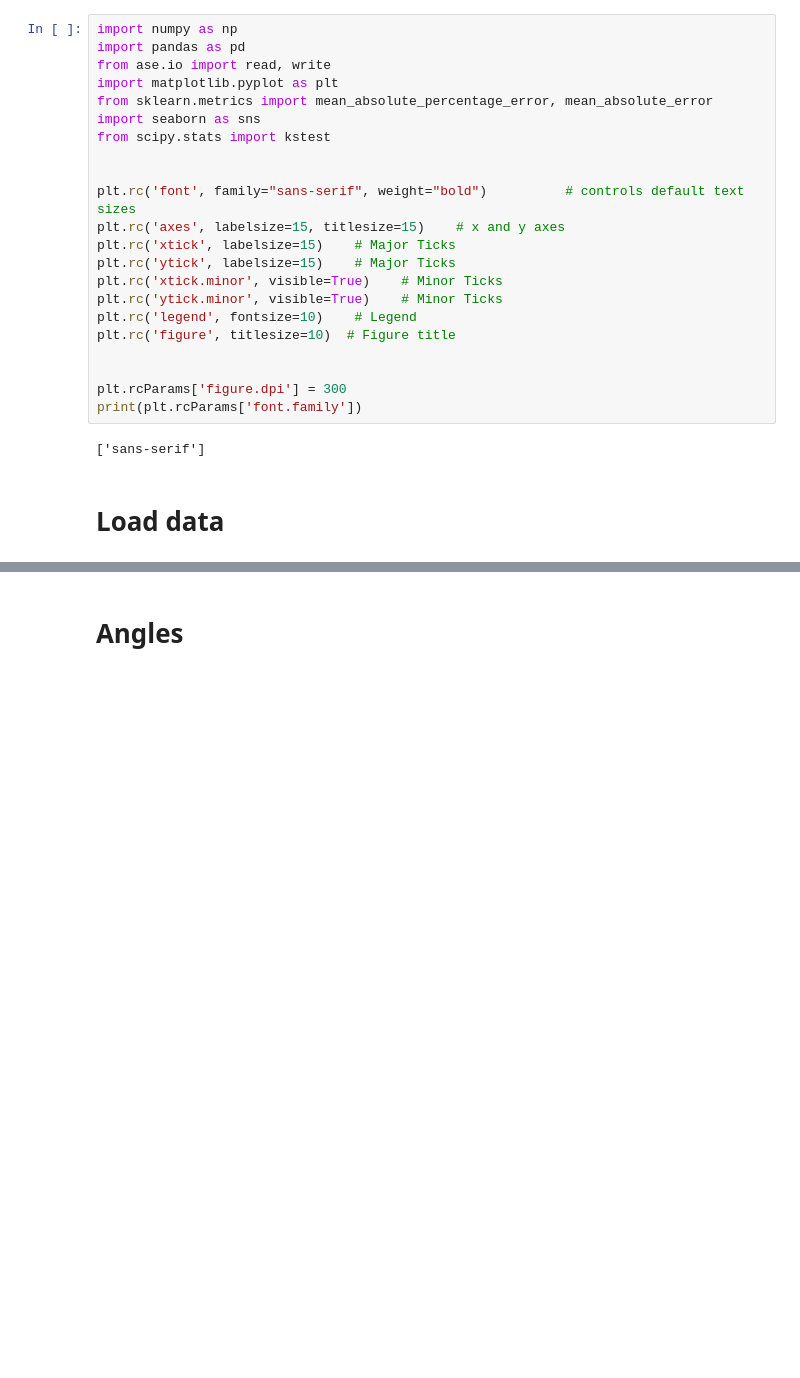
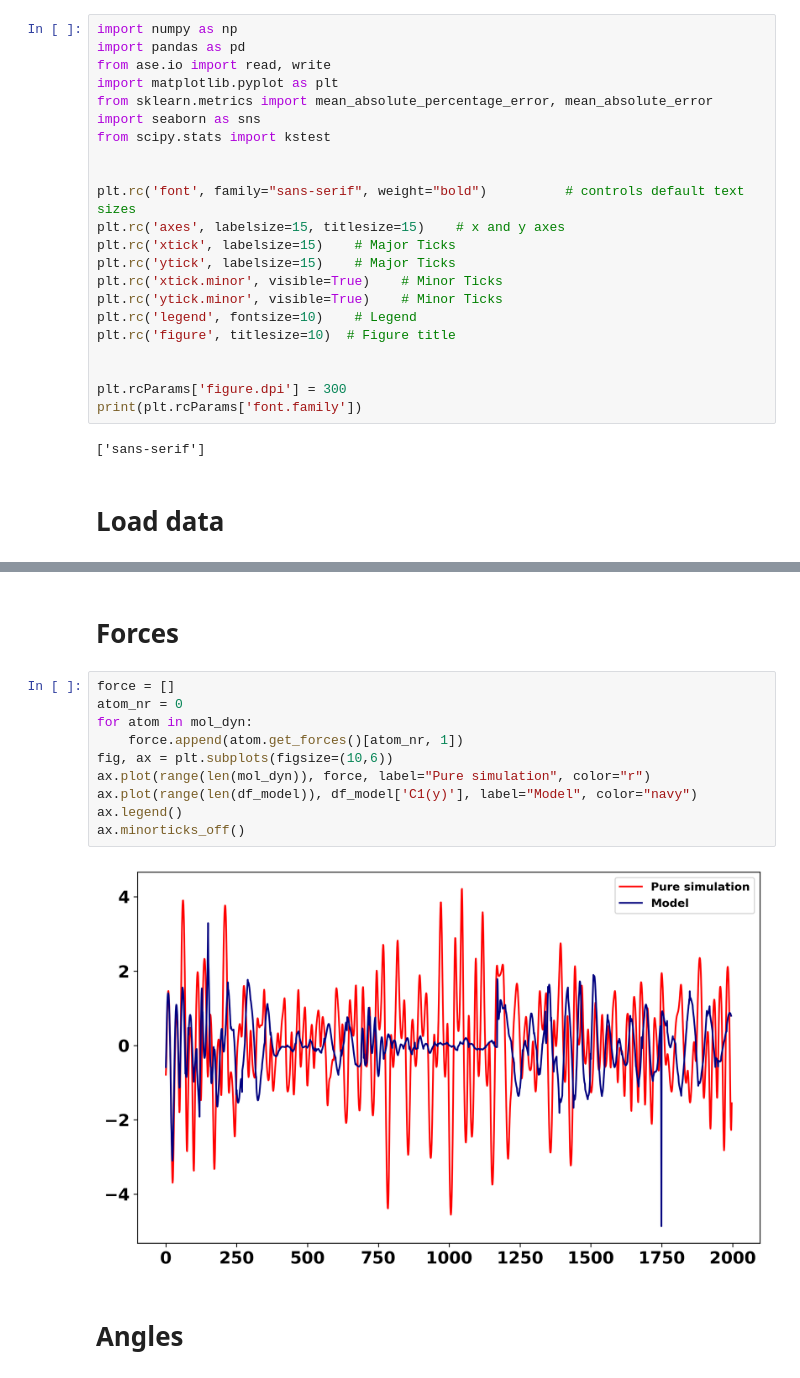
Before and after one commit to BirkDissing/Gemma_group, a Jupyter notebook: Master thesis/Code/Compare_simulations.ipynb, the cells around one changed output, grey strips where cells are left out. Drawn from its saved outputs; the diff is of its cells as text; blank space fills up the shorter version.

```diff
--- a/Master thesis/Code/Compare_simulations.ipynb
+++ b/Master thesis/Code/Compare_simulations.ipynb
@@ -40,3 +38,17 @@ TypeError: '<' not supported between instances of 'Atom' and 'Atom'
+# %% [markdown]
+# Forces
+# %%
+force = []
+atom_nr = 0
+for atom in mol_dyn:
+    force.append(atom.get_forces()[atom_nr, 1])
+fig, ax = plt.subplots(figsize=(10,6))
+ax.plot(range(len(mol_dyn)), force, label="Pure simulation", color="r")
+ax.plot(range(len(df_model)), df_model['C1(y)'], label="Model", color="navy")
+ax.legend()
+ax.minorticks_off()
+# %% [output]
+[figure, added]
 # %% [markdown]
 # Angles
 # %%
```
Also changed, not shown: parts of 14 cells of this notebook, 19 other files.
